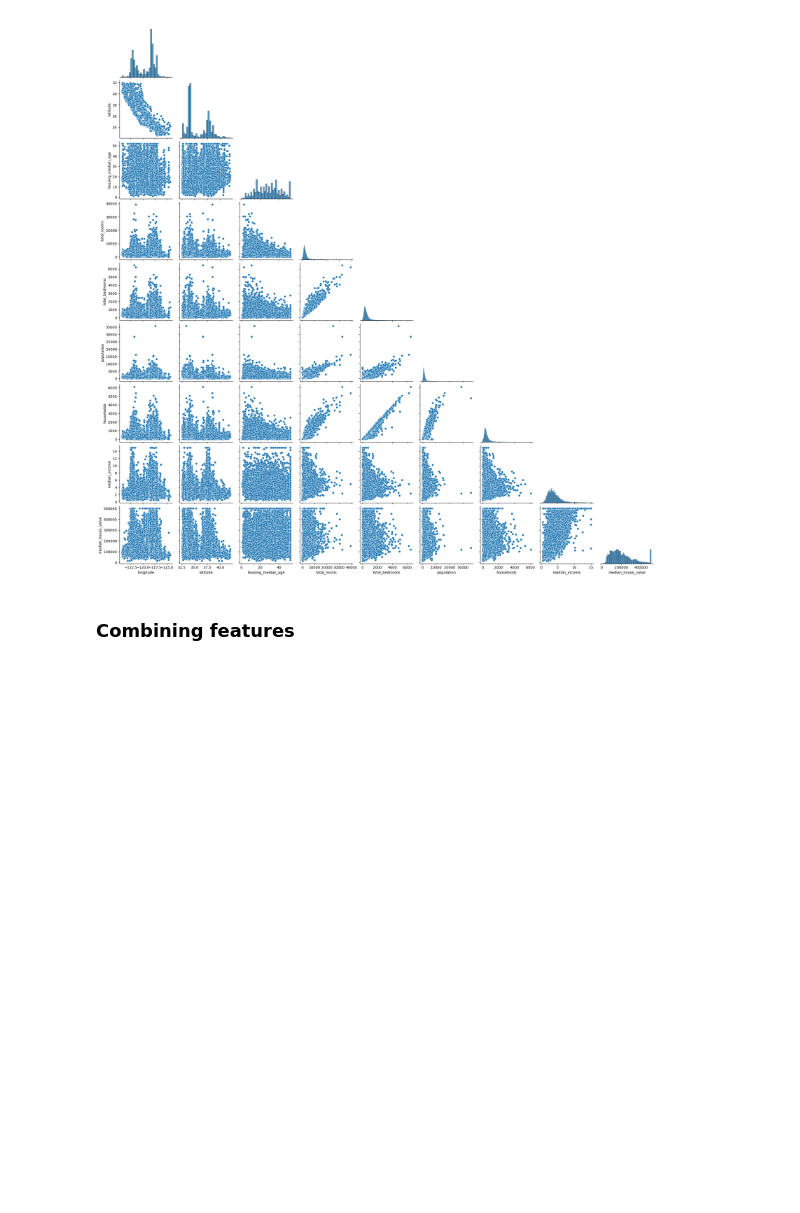
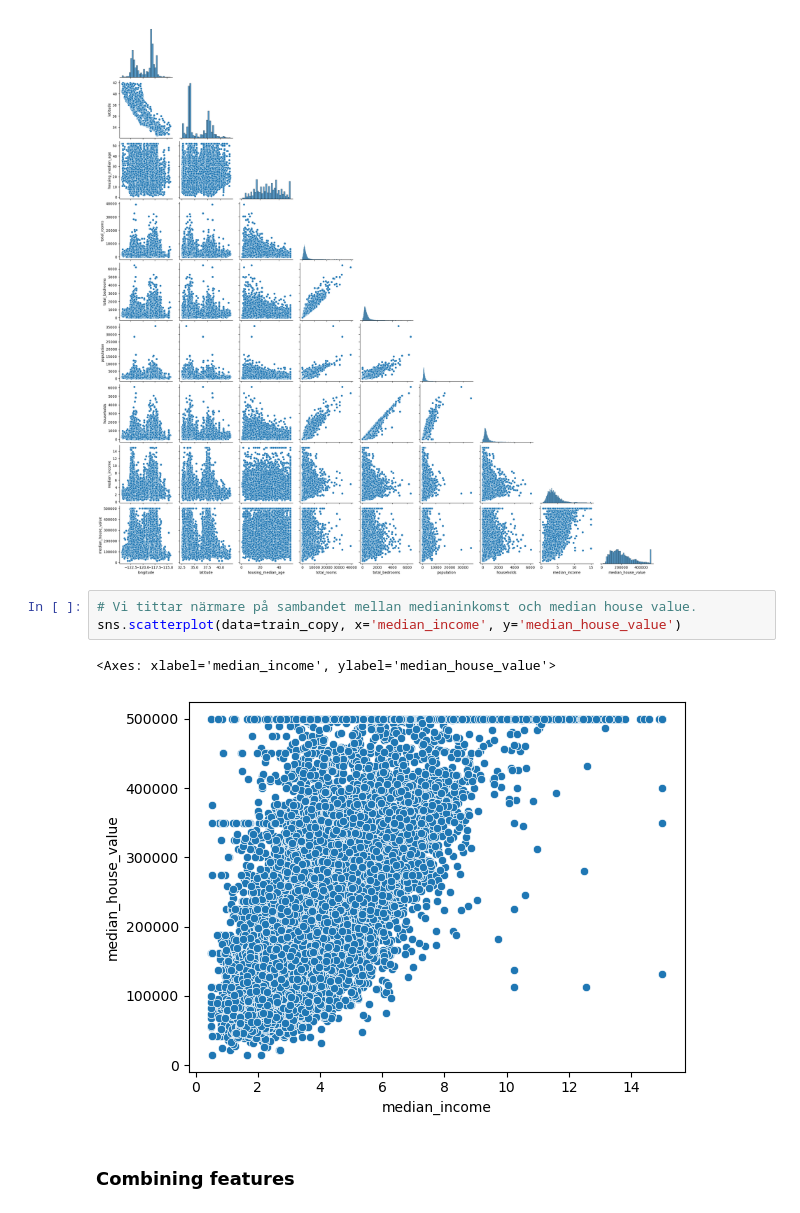
Before and after one commit to karinsandraerika/ML_housing, a Jupyter notebook: HOUSING.ipynb, the cells around one changed output. Saved outputs shown, nothing was run; the diff lists cells and outputs as text; blank space fills up the shorter version.

```diff
--- a/HOUSING.ipynb
+++ b/HOUSING.ipynb
@@ -193,6 +183,12 @@ sns.pairplot(train_copy, corner=True)
 # %% [output]
 <seaborn.axisgrid.PairGrid at 0x...>
 [figure]
+# %%
+# Vi tittar närmare på sambandet mellan medianinkomst och median house value.
+sns.scatterplot(data=train_copy, x='median_income', y='median_house_value')
+# %% [output]
+<Axes: xlabel='median_income', ylabel='median_house_value'>
+[figure, added]
 # %% [markdown]
 ### Combining features
 # %%
```
Also changed, not shown: parts of 45 cells of this notebook, 1 other file.
